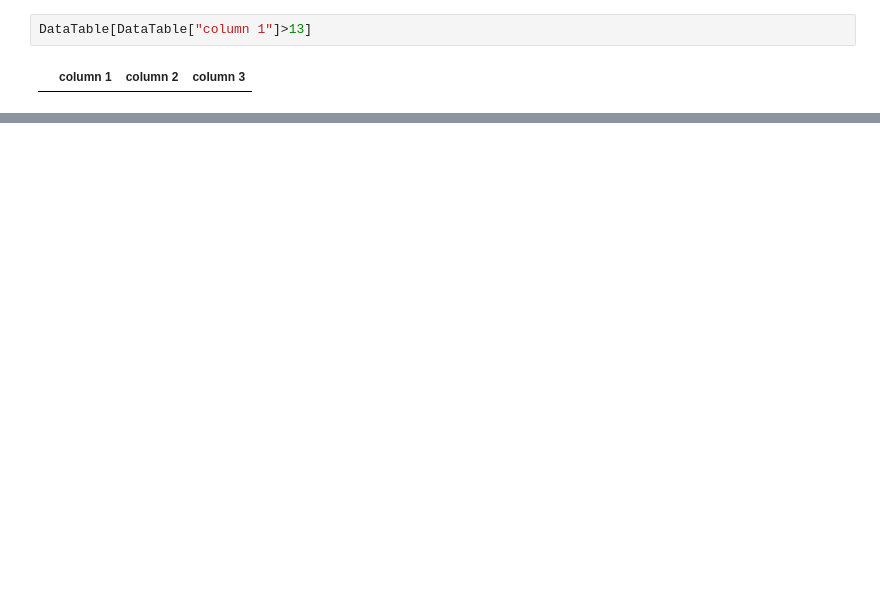
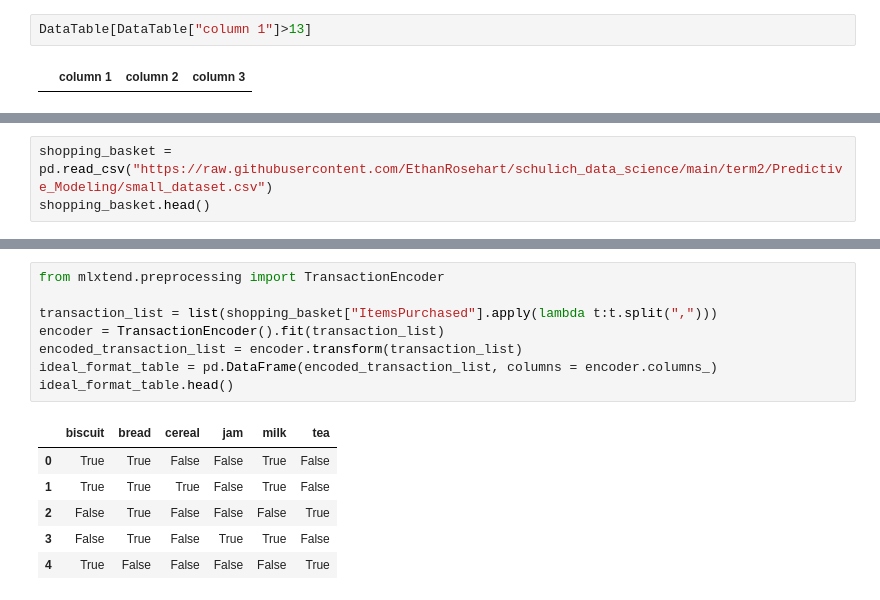
Before and after one commit to EthanRosehart/schulich_data_science, a Jupyter notebook: term2/Predictive_Modeling/class2.ipynb, the cells around one changed output, grey strips where cells are left out. Cells and saved outputs as stored; diff of their text form; blank space fills up the shorter version.

```diff
--- a/term2/Predictive_Modeling/class2.ipynb
+++ b/term2/Predictive_Modeling/class2.ipynb
@@ -202,0 +260,3 @@ FileNotFoundError: [Errno 2] No such file or directory: 'sales_data.csv'
+# %%
+shopping_basket = pd.read_csv("https://raw.githubusercontent.com/EthanRosehart/schulich_data_science/main/term2/Predictive_Modeling/small_dataset.csv")
+shopping_basket.head()
@@ -202,0 +270,15 @@ FileNotFoundError: [Errno 2] No such file or directory: 'sales_data.csv'
+# %%
+from mlxtend.preprocessing import TransactionEncoder
+
+transaction_list = list(shopping_basket["ItemsPurchased"].apply(lambda t:t.split(",")))
+encoder = TransactionEncoder().fit(transaction_list)
+encoded_transaction_list = encoder.transform(transaction_list)
+ideal_format_table = pd.DataFrame(encoded_transaction_list, columns = encoder.columns_)
+ideal_format_table.head()
+# %% [output]
+|  | biscuit | bread | cereal | jam | milk | tea |
+| 0 | True | True | False | False | True | False |
+| 1 | True | True | True | False | True | False |
+| 2 | False | True | False | False | False | True |
+| 3 | False | True | False | True | True | False |
+| 4 | True | False | False | False | False | True |
```
Also changed, not shown: parts of 14 cells of this notebook.
